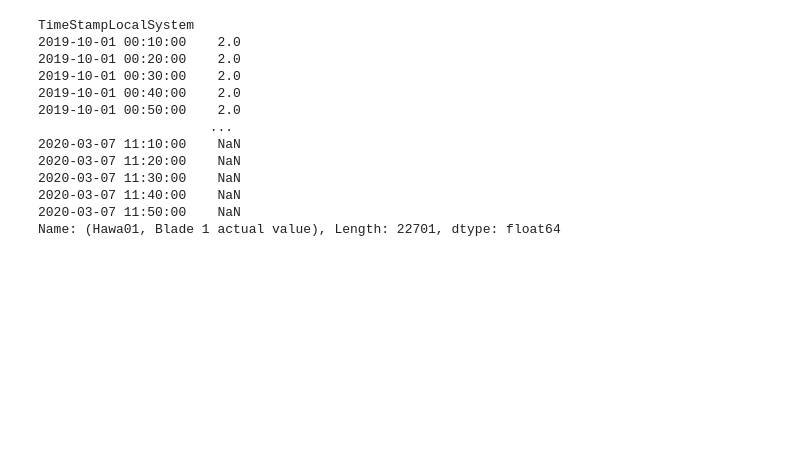
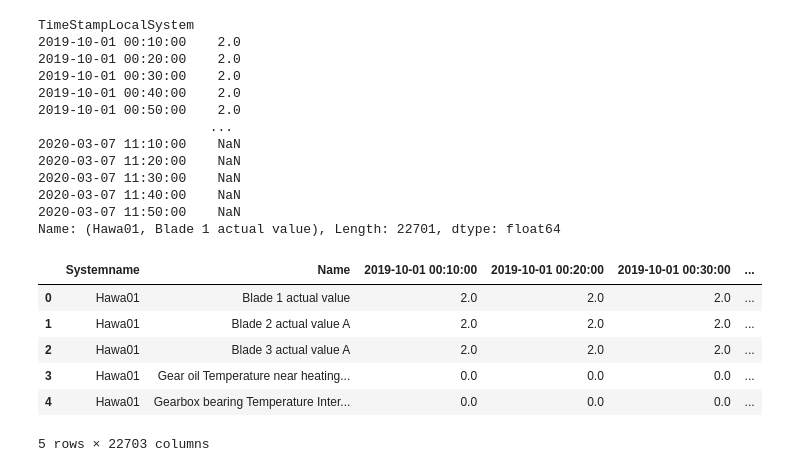
Before and after one commit to sarahrosegallagher/Wind_Turbine_Gearbox_Predictive_Analysis, a Jupyter notebook: timestamps.ipynb, the cells around one changed output. Saved outputs shown, nothing was run; the diff lists cells and outputs as text; code cells hidden in the pictures; blank space fills up the shorter version.

Commit message:
tested reading new csv, it does produce a multiindexed dataframe but could be grouped by Systemname for readabilitys sake

```diff
--- a/timestamps.ipynb
+++ b/timestamps.ipynb
@@ -138,3 +140,14 @@ Name: (Hawa01, Blade 1 actual value), Length: 22701, dtype: float64
+# %%
+test_df = pd.read_csv("WTG_timeseries.csv")
+test_df.head()
+# %% [output]
+|  | Systemname | Name | 2019-10-01 00:10:00 | 2019-10-01 00:20:00 | 2019-10-01 00:30:00 | ... |
+| 0 | Hawa01 | Blade 1 actual value | 2.0 | 2.0 | 2.0 | ... |
+| 1 | Hawa01 | Blade 2 actual value A | 2.0 | 2.0 | 2.0 | ... |
+| 2 | Hawa01 | Blade 3 actual value A | 2.0 | 2.0 | 2.0 | ... |
+| 3 | Hawa01 | Gear oil Temperature near heating... | 0.0 | 0.0 | 0.0 | ... |
+| 4 | Hawa01 | Gearbox bearing Temperature Inter... | 0.0 | 0.0 | 0.0 | ... |
+5 rows × 22703 columns
 # %%
 ## Deprecated code block that attempted to create above pivot table
 
```
Also changed, not shown: parts of 3 cells of this notebook.
